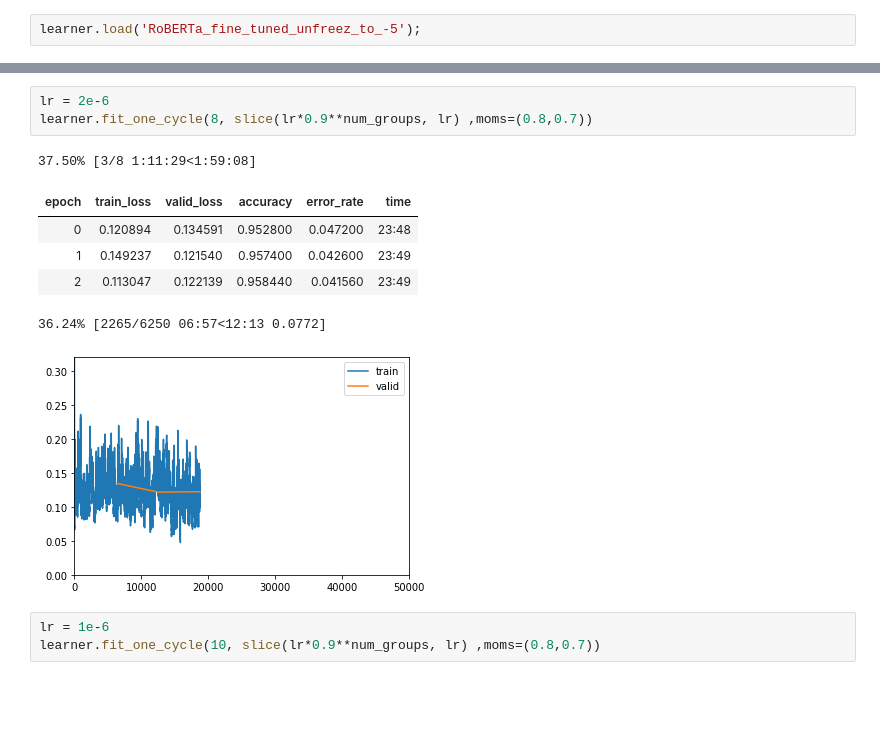
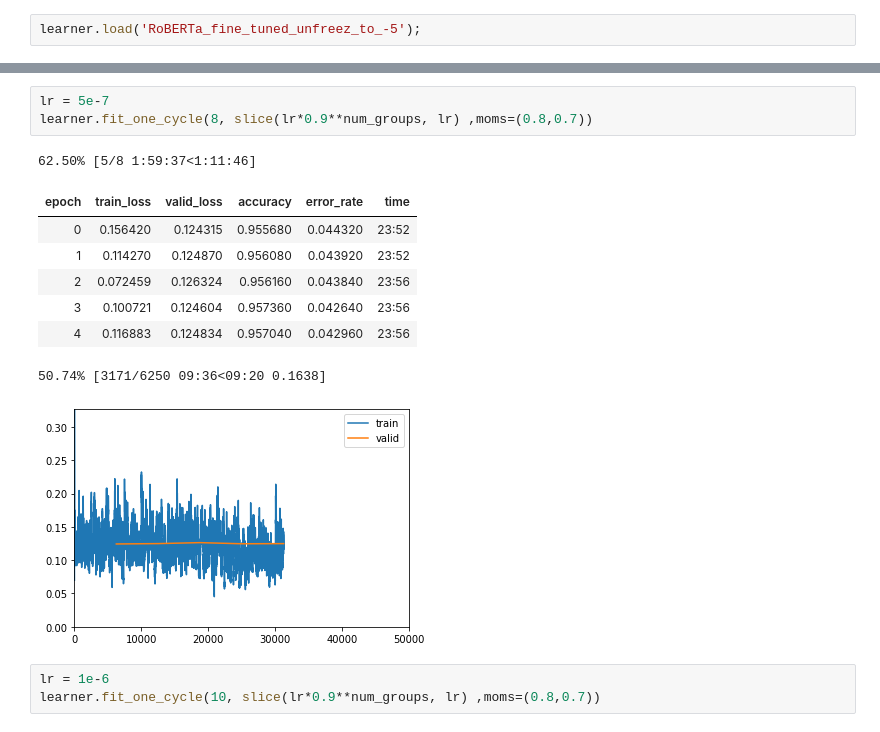
Before and after one commit to Sylar257/Transformers-in-NLP, a Jupyter notebook: Transformer training with Language model tuning.ipynb, the cells around one changed output, grey strips where cells are left out. Drawn from its saved outputs; the diff is of its cells as text; blank space fills up the shorter version.

```diff
--- a/Transformer training with Language model tuning.ipynb
+++ b/Transformer training with Language model tuning.ipynb
@@ -1155,14 +1151,16 @@ LR Finder is complete, type {learner_name}.recorder.plot() to see the graph.
 # %%
-lr = 2e-6
+lr = 5e-7
 learner.fit_one_cycle(8, slice(lr*0.9**num_groups, lr) ,moms=(0.8,0.7))
 # %% [output]
-37.50% [3/8 1:11:29<1:59:08]
+62.50% [5/8 1:59:37<1:11:46]
 | epoch | train_loss | valid_loss | accuracy | error_rate | time |
-| 0 | 0.120894 | 0.134591 | 0.952800 | 0.047200 | 23:48 |
-| 1 | 0.149237 | 0.121540 | 0.957400 | 0.042600 | 23:49 |
-| 2 | 0.113047 | 0.122139 | 0.958440 | 0.041560 | 23:49 |
+| 0 | 0.156420 | 0.124315 | 0.955680 | 0.044320 | 23:52 |
+| 1 | 0.114270 | 0.124870 | 0.956080 | 0.043920 | 23:52 |
+| 2 | 0.072459 | 0.126324 | 0.956160 | 0.043840 | 23:56 |
+| 3 | 0.100721 | 0.124604 | 0.957360 | 0.042640 | 23:56 |
+| 4 | 0.116883 | 0.124834 | 0.957040 | 0.042960 | 23:56 |
-36.24% [2265/6250 06:57<12:13 0.0772]
+50.74% [3171/6250 09:36<09:20 0.1638]
-[figure, old version]
+[figure, new version]
 # %%
 lr = 1e-6
 learner.fit_one_cycle(10, slice(lr*0.9**num_groups, lr) ,moms=(0.8,0.7))
```
Also changed, not shown: parts of 1 cell of this notebook.
